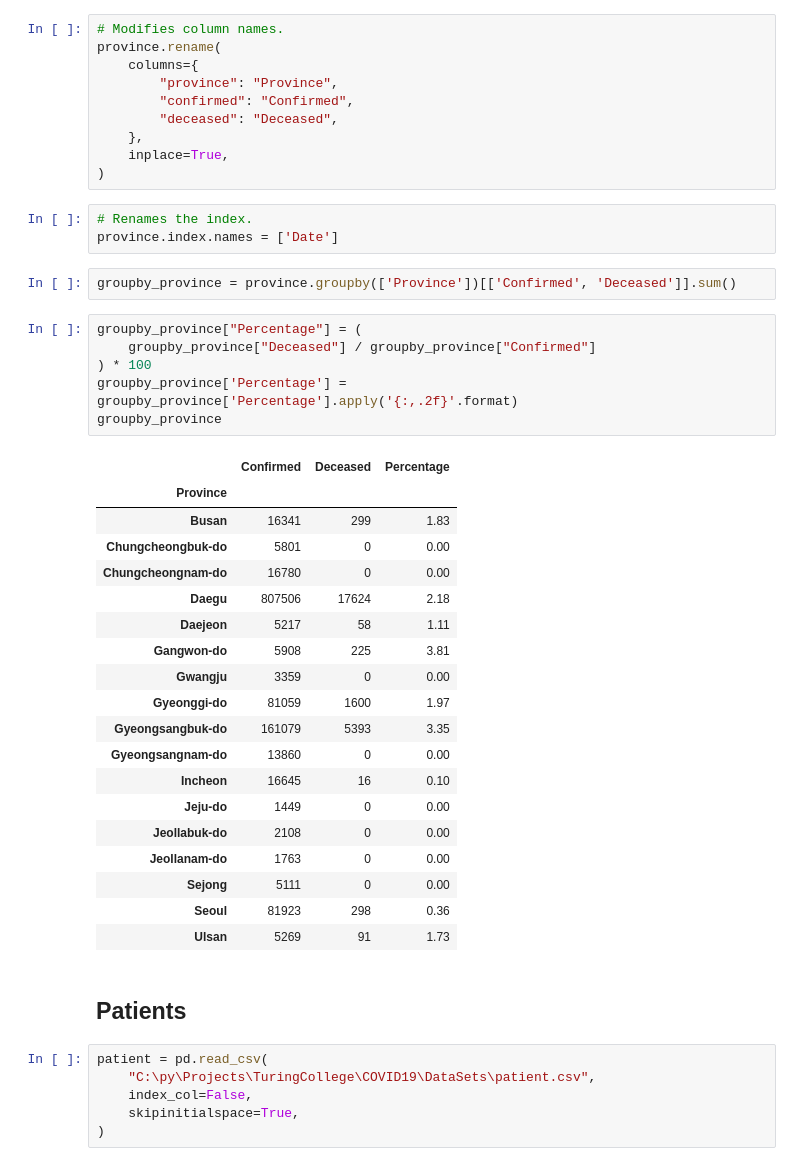
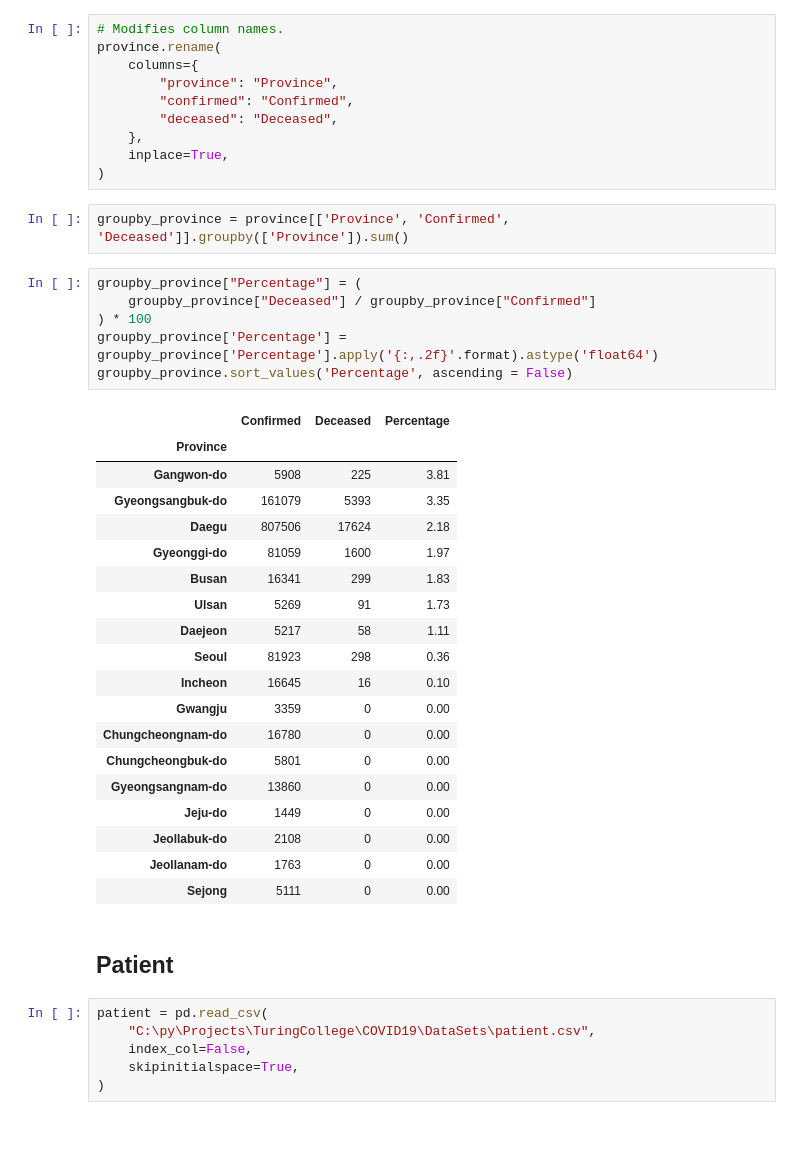
Before and after one commit to KevinNourian/COVID19, a Jupyter notebook: COVID19.ipynb, the cells around one changed output. Saved outputs shown, nothing was run; the diff lists cells and outputs as text; blank space fills up the shorter version.

```diff
--- a/COVID19.ipynb
+++ b/COVID19.ipynb
@@ -170,39 +117,36 @@ province.rename(
     },
     inplace=True,
 )
-# %%
-# Renames the index.
-province.index.names = ['Date']
-# %%
-groupby_province = province.groupby(['Province'])[['Confirmed', 'Deceased']].sum()
+# %%
+groupby_province = province[['Province', 'Confirmed', 'Deceased']].groupby(['Province']).sum()
 # %%
 groupby_province["Percentage"] = (
     groupby_province["Deceased"] / groupby_province["Confirmed"]
 ) * 100
-groupby_province['Percentage'] = groupby_province['Percentage'].apply('{:,.2f}'.format)
-groupby_province
+groupby_province['Percentage'] = groupby_province['Percentage'].apply('{:,.2f}'.format).astype('float64')
+groupby_province.sort_values('Percentage', ascending = False)
 # %% [output]
 |  | Confirmed | Deceased | Percentage |
 | Province |  |  |  |
+| Gangwon-do | 5908 | 225 | 3.81 |
+| Gyeongsangbuk-do | 161079 | 5393 | 3.35 |
+| Daegu | 807506 | 17624 | 2.18 |
+| Gyeonggi-do | 81059 | 1600 | 1.97 |
 | Busan | 16341 | 299 | 1.83 |
+| Ulsan | 5269 | 91 | 1.73 |
+| Daejeon | 5217 | 58 | 1.11 |
+| Seoul | 81923 | 298 | 0.36 |
+| Incheon | 16645 | 16 | 0.10 |
+| Gwangju | 3359 | 0 | 0.00 |
+| Chungcheongnam-do | 16780 | 0 | 0.00 |
 | Chungcheongbuk-do | 5801 | 0 | 0.00 |
-| Chungcheongnam-do | 16780 | 0 | 0.00 |
-| Daegu | 807506 | 17624 | 2.18 |
-| Daejeon | 5217 | 58 | 1.11 |
-| Gangwon-do | 5908 | 225 | 3.81 |
-| Gwangju | 3359 | 0 | 0.00 |
-| Gyeonggi-do | 81059 | 1600 | 1.97 |
-| Gyeongsangbuk-do | 161079 | 5393 | 3.35 |
 | Gyeongsangnam-do | 13860 | 0 | 0.00 |
-| Incheon | 16645 | 16 | 0.10 |
 | Jeju-do | 1449 | 0 | 0.00 |
 | Jeollabuk-do | 2108 | 0 | 0.00 |
 | Jeollanam-do | 1763 | 0 | 0.00 |
 | Sejong | 5111 | 0 | 0.00 |
-| Seoul | 81923 | 298 | 0.36 |
-| Ulsan | 5269 | 91 | 1.73 |
 # %% [markdown]
-## Patients
+## Patient
 # %%
 patient = pd.read_csv(
     "C:\py\Projects\TuringCollege\COVID19\DataSets\patient.csv",
```
Also changed, not shown: parts of 18 cells of this notebook.
